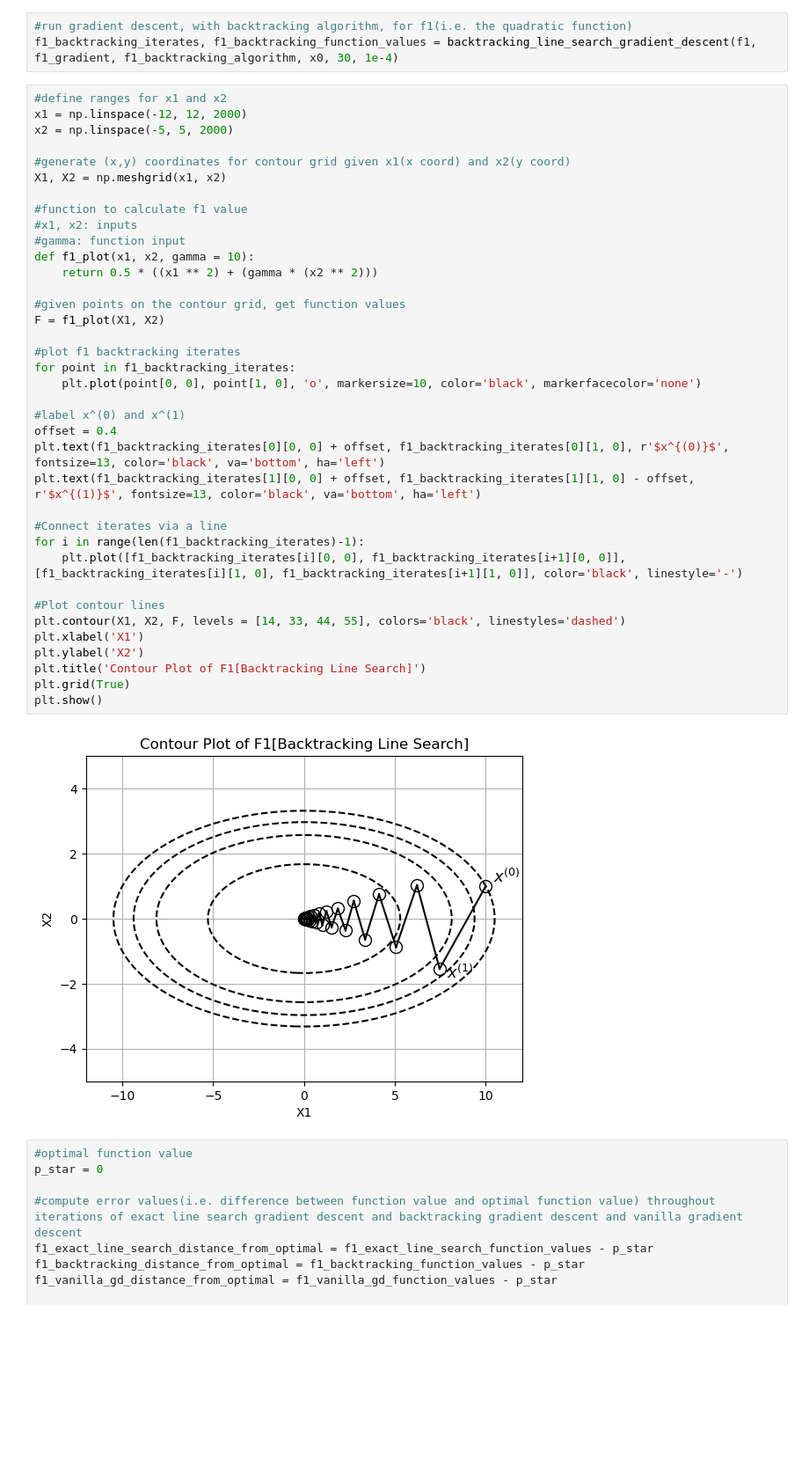
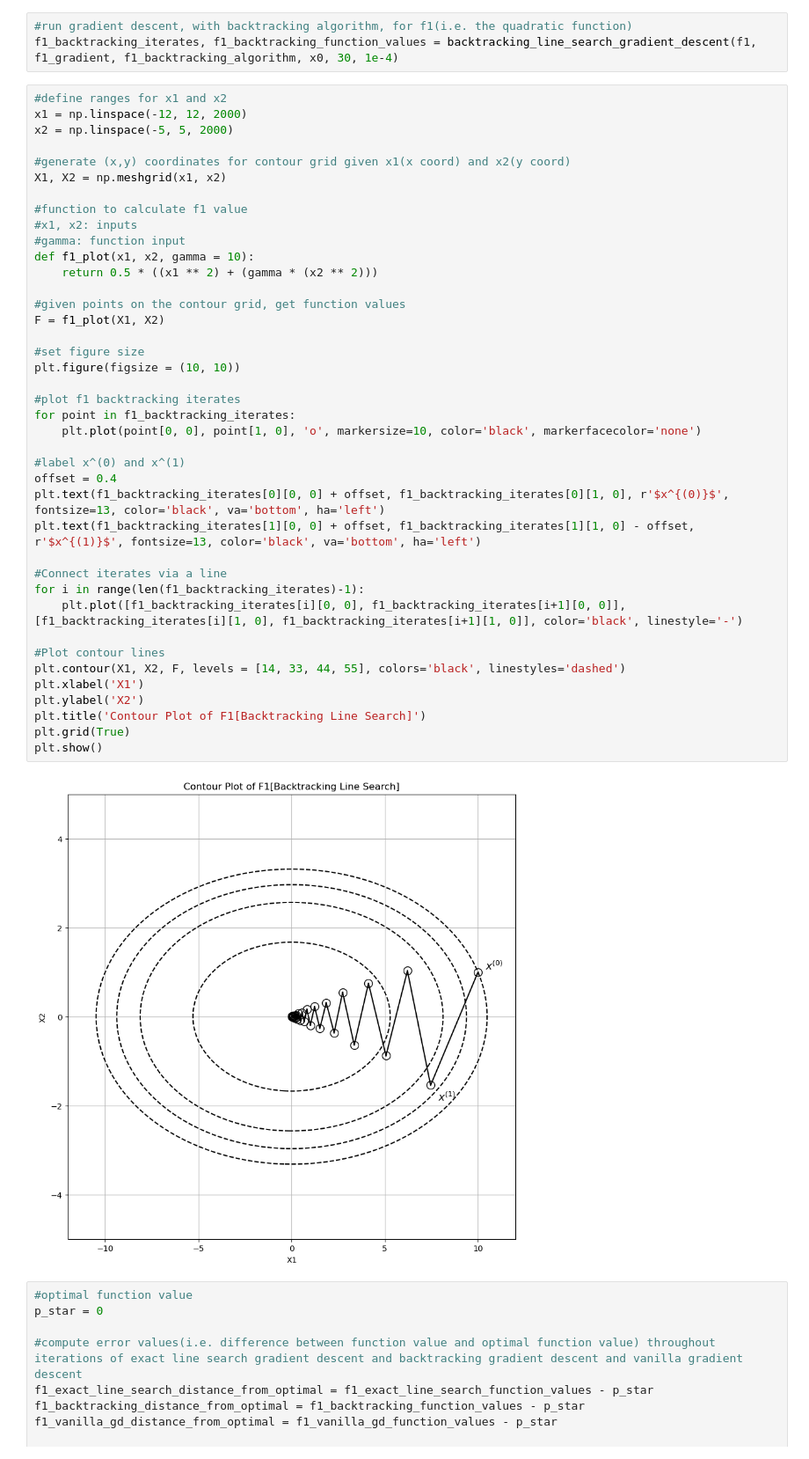
Before and after one commit to Ravi-Raghavan/ConvexOptimization, a Jupyter notebook: Homework #4 - Part 2.ipynb, the cells around one changed output. Shown at 88% size. Cells and saved outputs as stored; diff of their text form; blank space fills up the shorter version.

```diff
--- a/Homework #4 - Part 2.ipynb
+++ b/Homework #4 - Part 2.ipynb
@@ -317,34 +320,37 @@ X1, X2 = np.meshgrid(x1, x2)
 #function to calculate f1 value
 #x1, x2: inputs
 #gamma: function input
 def f1_plot(x1, x2, gamma = 10):
     return 0.5 * ((x1 ** 2) + (gamma * (x2 ** 2)))
 
 #given points on the contour grid, get function values
 F = f1_plot(X1, X2)
+
+#set figure size
+plt.figure(figsize = (10, 10))
 
 #plot f1 backtracking iterates
 for point in f1_backtracking_iterates:
     plt.plot(point[0, 0], point[1, 0], 'o', markersize=10, color='black', markerfacecolor='none')
 
 #label x^(0) and x^(1)
 offset = 0.4
 plt.text(f1_backtracking_iterates[0][0, 0] + offset, f1_backtracking_iterates[0][1, 0], r'$x^{(0)}$', fontsize=13, color='black', va='bottom', ha='left')
 plt.text(f1_backtracking_iterates[1][0, 0] + offset, f1_backtracking_iterates[1][1, 0] - offset, r'$x^{(1)}$', fontsize=13, color='black', va='bottom', ha='left')
 
 #Connect iterates via a line
 for i in range(len(f1_backtracking_iterates)-1):
     plt.plot([f1_backtracking_iterates[i][0, 0], f1_backtracking_iterates[i+1][0, 0]], [f1_backtracking_iterates[i][1, 0], f1_backtracking_iterates[i+1][1, 0]], color='black', linestyle='-')
 
 #Plot contour lines
 plt.contour(X1, X2, F, levels = [14, 33, 44, 55], colors='black', linestyles='dashed')
 plt.xlabel('X1')
 plt.ylabel('X2')
 plt.title('Contour Plot of F1[Backtracking Line Search]')
 plt.grid(True)
 plt.show()
 # %% [output]
-[figure, old version]
+[figure, new version]
 # %%
 #optimal function value
 p_star = 0
```
Also changed, not shown: parts of 1 cell of this notebook.
